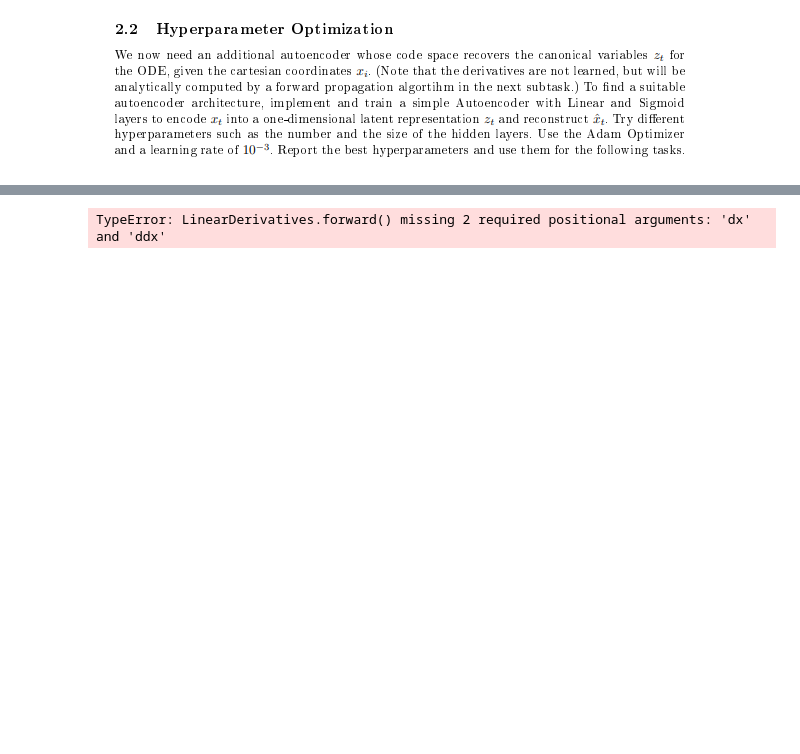
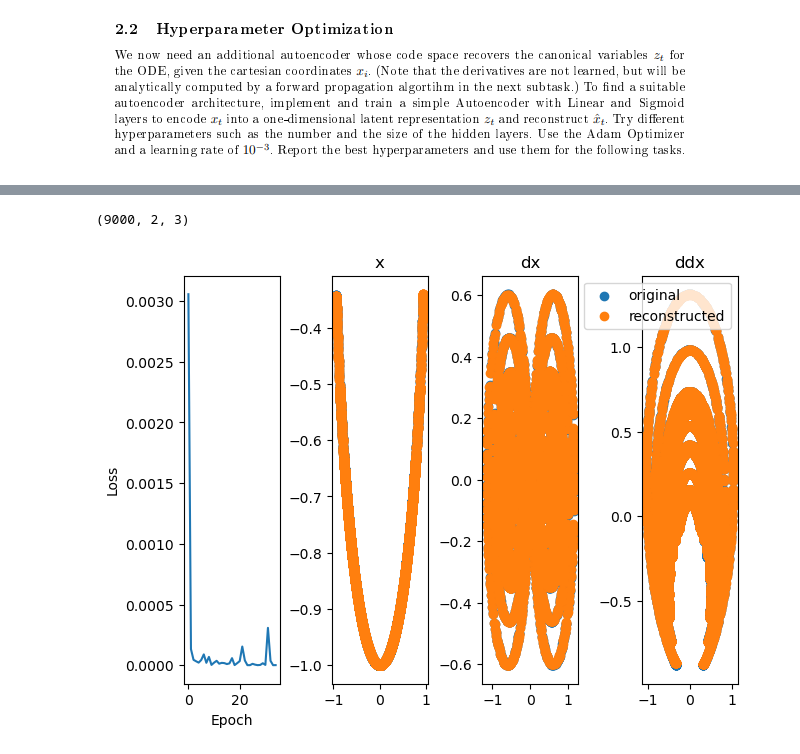
Before and after one commit to AnuR1234/GNN, a Jupyter notebook: Assignment5/Untitled.ipynb, the cells around one changed output, grey strips where cells are left out. Saved outputs shown, nothing was run; the diff lists cells and outputs as text; code cells hidden in the pictures; blank space fills up the shorter version.

```diff
--- a/Assignment5/Untitled.ipynb
+++ b/Assignment5/Untitled.ipynb
@@ -282,15 +283,17 @@ class SigmoidDerivatives(nn.Module):
         super().__init__()
 
     def der2_sigmoid(self, x):
-        return der_sigmoid(x) * (2 - der_sigmoid(x))
+        return self.der_sigmoid(x) * (2 - self.der_sigmoid(x))
 
     def der_sigmoid(self, x):
         return nn.functional.sigmoid(x) * (1 - nn.functional.sigmoid(x))
 
-    def forward(self, z_t, dz_t, ddz_t):
+    def forward(self, Z):
+        z_t, dz_t, ddz_t = Z[:, :, 0], Z[:, :, 1], Z[:, :, 2]
         z = nn.functional.sigmoid(z_t)
-        dz = der_sigmoid(z_t) * dz_t
-        ddz = (der2_sigmoid(z_t) * dz_t) * dz_t + der_sigmoid(z_t) * ddz_t
+        dz = self.der_sigmoid(z_t) * dz_t
+        ddz = (self.der2_sigmoid(z_t) * dz_t) * dz_t + self.der_sigmoid(z_t) * ddz_t
+        return torch.stack([z.T, dz.T, ddz.T]).T
 # %%
 class VariableAutoencoderWithDerivatives(nn.Module):
     def __init__(self, input_size, hidden_size, layers):
@@ -302,8 +305,11 @@ class VariableAutoencoderWithDerivatives(nn.Module):
         self.encoder = []
         self.decoder = []
         self.encoder.append(LinearDerivatives(self.input_size, self.hidden_size))
+        #self.encoder.append(SigmoidDerivatives())
+
+        #self.decoder.append(SigmoidDerivatives())
         self.decoder.append(LinearDerivatives(1, self.hidden_size))
-
+        #self.decoder.append(SigmoidDerivatives())
 
 
         for layer in range(self.layers - 1):
@@ -319,8 +325,9 @@ class VariableAutoencoderWithDerivatives(nn.Module):
         self.encoder = nn.Sequential(*self.encoder)
         self.decoder = nn.Sequential(*self.decoder)
 
+
     def encode(self, x):
-        return self.encoder(x)
+        return self.encoder.forward(x)
 
     def decode(self, z):
         return self.decoder(z)
@@ -328,8 +335,34 @@ class VariableAutoencoderWithDerivatives(nn.Module):
     def forward(self, x):
         return self.decode(self.encode(x))
 # %%
-model = VariableAutoencoderWithDerivatives(3 25, 5)
-num_epoch = 10
+model = VariableAutoencoderWithDerivatives(2, 250, 3)
+num_epoch = 35
 loss_list = train_auto_encoder(model, data_train, num_epoch)
+
+
+
+reconstructed_test_data = model.forward(torch.FloatTensor(data_test)).detach().numpy()#.reshape(-1, data_test.shape[0] * data_test.shape[2]).T)).detach().numpy()
+# Plot loss
+fig, axs = plt.subplots(1, 4, constrained_layout=True)
+axs[0].plot(range(num_epoch), loss_list, label='Training Loss')
+axs[0].set_xlabel('Epoch')
+axs[0].set_ylabel('Loss')
+print(data_test.shape)
+axs[1].set_title("x")
+axs[1].scatter(data_test[:, 0, 0], data_test[:, 1, 0], label="original")
+axs[1].scatter(reconstructed_test_data[:, 0, 0], reconstructed_test_data[:, 1, 0], label="reconstructed")
+
+axs[2].set_title("dx")
+axs[2].scatter(data_test[:, 0, 1], data_test[:, 1, 1], label="original")
+axs[2].scatter(reconstructed_test_data[:, 0, 1], reconstructed_test_data[:, 1, 1], label="reconstructed")
+
+
+axs[3].set_title("ddx")
+axs[3].scatter(data_test[:, 0, 2], data_test[:, 1, 2], label="original")
+axs[3].scatter(reconstructed_test_data[:, 0, 2], reconstructed_test_data[:, 1, 2], label="reconstructed")
+
+plt.legend()
+plt.show()
 # %% [output]
-TypeError: LinearDerivatives.forward() missing 2 required positional arguments: 'dx' and 'ddx'
+(9000, 2, 3)
+[figure, added]
```
Also changed, not shown: parts of 17 cells of this notebook, 4 other files.
